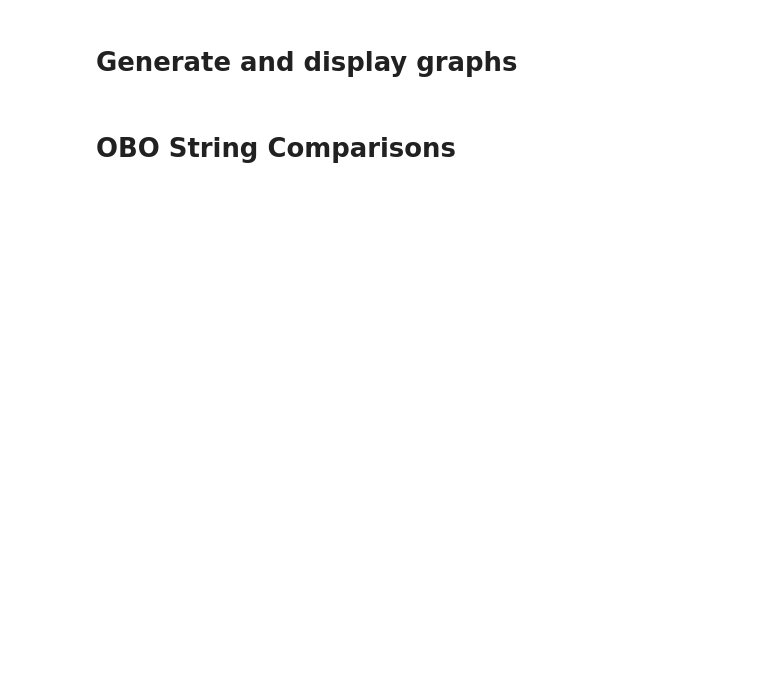
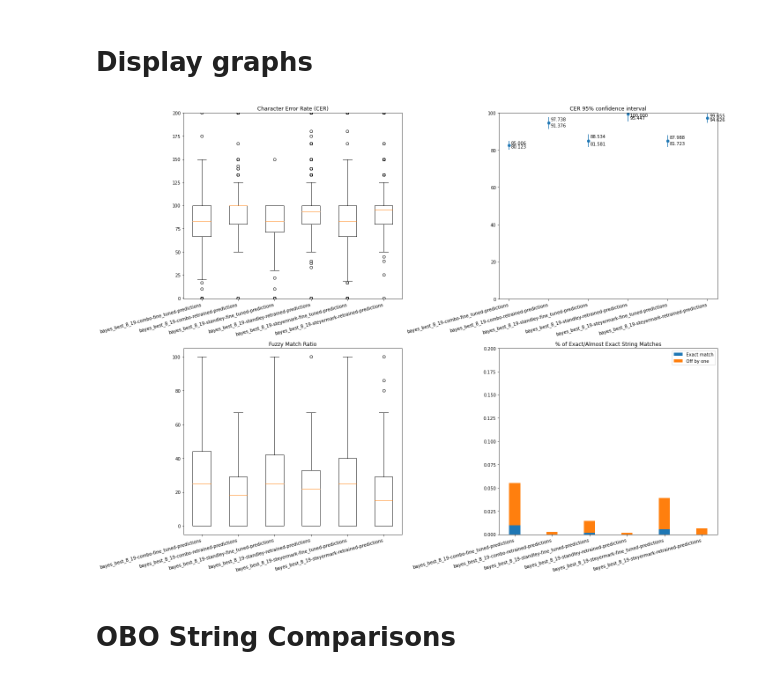
Before and after one commit to emcdona1/crnn_models_single_gpu, a Jupyter notebook: test_set_predictions/visualize_predictions.ipynb, the cells around one changed output. Drawn from its saved outputs; the diff is of its cells as text; code cells hidden in the pictures; blank space fills up the shorter version.

```diff
--- a/test_set_predictions/visualize_predictions.ipynb
+++ b/test_set_predictions/visualize_predictions.ipynb
@@ -91,0 +14,6 @@ for ground_truth_label, model_label in models:
+# %%
+filenames = list(Path('predictions/bayes_tuner_1-transfer_learned').glob('*.csv'))
+models, results = load_results(filenames)
+summary_results = generate_summary_stats(models, results)
+print([a[1] for a in models])
+results.head()
@@ -96,2 +54,2 @@ print(summary_results[['exact_matches', 'oboe_matches', 'cer_95_error_min', 'cer
 # %% [markdown]
-# Generate and display graphs
+# Display graphs
@@ -154,2 +56,13 @@ fig.tight_layout()
+# %%
+fig, ((graph1, graph2), (graph3, graph4)) = plt.subplots(2, 2, figsize=(20, 15))
+# fig, graph1 = plt.subplots(1, 1, figsize=(10, 7))  # For saving individual charts
+
+plot_cer(models, results, graph1)
+plot_cer_confidence_interval(models, summary_results, graph2)
+plot_fuzzy_match(models, results, graph3)
+plot_close_matches(models, results, summary_results, graph4)
+fig.tight_layout()
+# %% [output]
+[figure, added]
 # %% [markdown]
 # OBO String Comparisons
```
Also changed, not shown: parts of 16 cells of this notebook, 4 other files.
